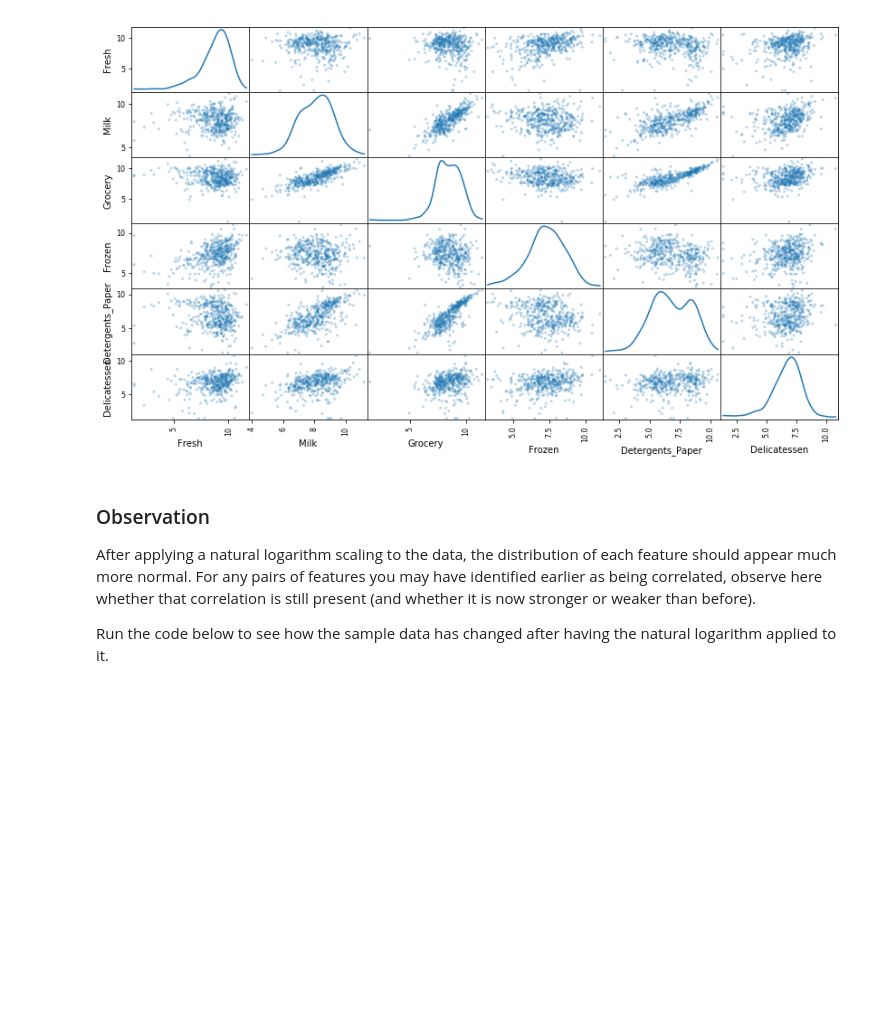
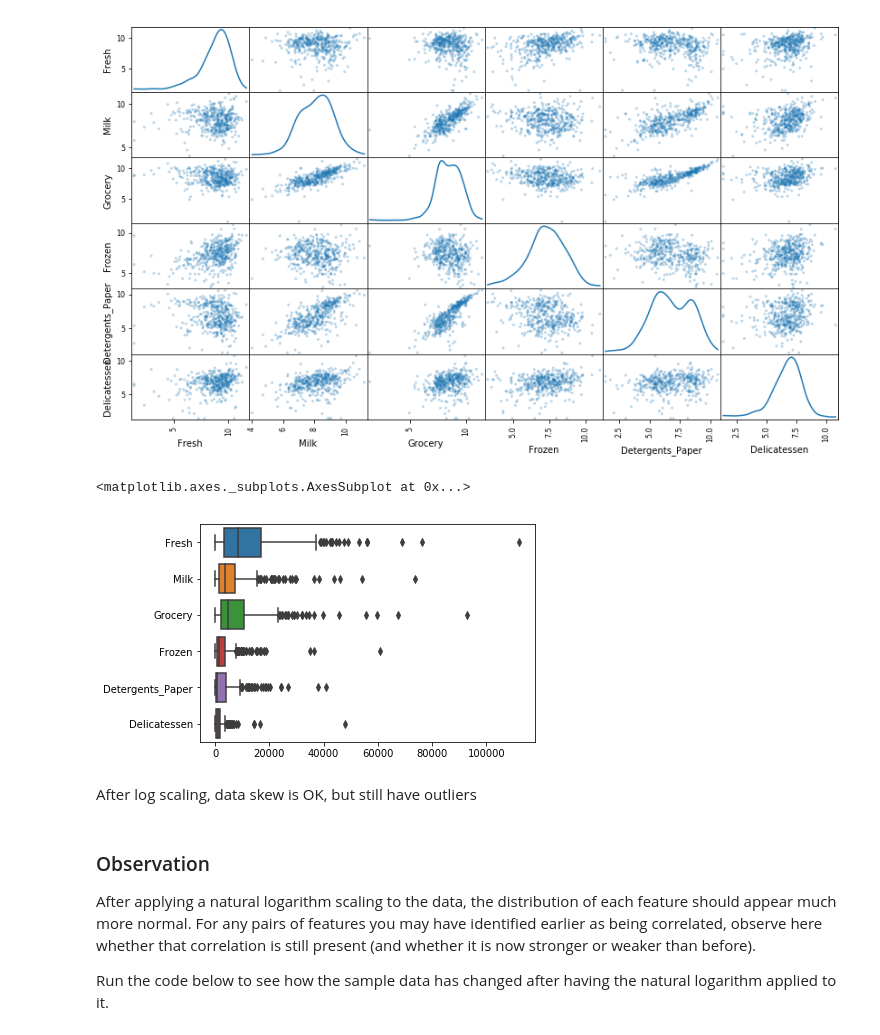
Before and after one commit to sccds/Machine_Learning_Advanced_Project, a Jupyter notebook: Proj3_Customer_Segments/customer_segments.ipynb, the cells around one changed output. Saved outputs shown, nothing was run; the diff lists cells and outputs as text; code cells hidden in the pictures; blank space fills up the shorter version.

```diff
--- a/Proj3_Customer_Segments/customer_segments.ipynb
+++ b/Proj3_Customer_Segments/customer_segments.ipynb
@@ -196,6 +208,13 @@ log_samples = np.log(samples + 1)
 pd.scatter_matrix(log_data, alpha = 0.3, figsize = (14,8), diagonal = 'kde');
 # %% [output]
 [figure]
+# %%
+sns.boxplot(data=data, orient="h")
+# %% [output]
+<matplotlib.axes._subplots.AxesSubplot at 0x...>
+[figure, added]
+# %% [markdown]
+After log scaling, data skew is OK, but still have outliers
 # %% [markdown]
 ### Observation
 After applying a natural logarithm scaling to the data, the distribution of each feature should appear much more normal. For any pairs of features you may have identified earlier as being correlated, observe here whether that correlation is still present (and whether it is now stronger or weaker than before).
```
Also changed, not shown: parts of 13 cells of this notebook, 1 other file.
